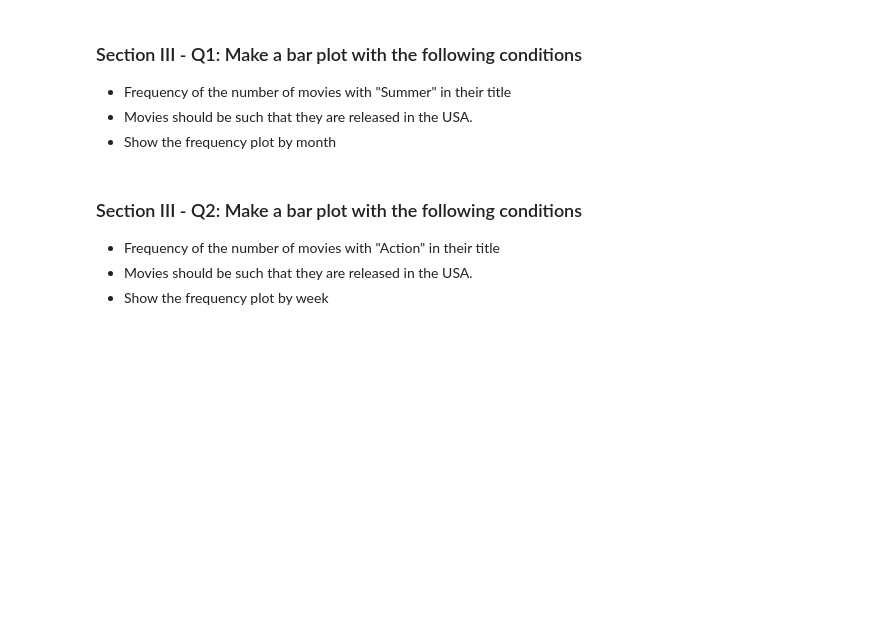
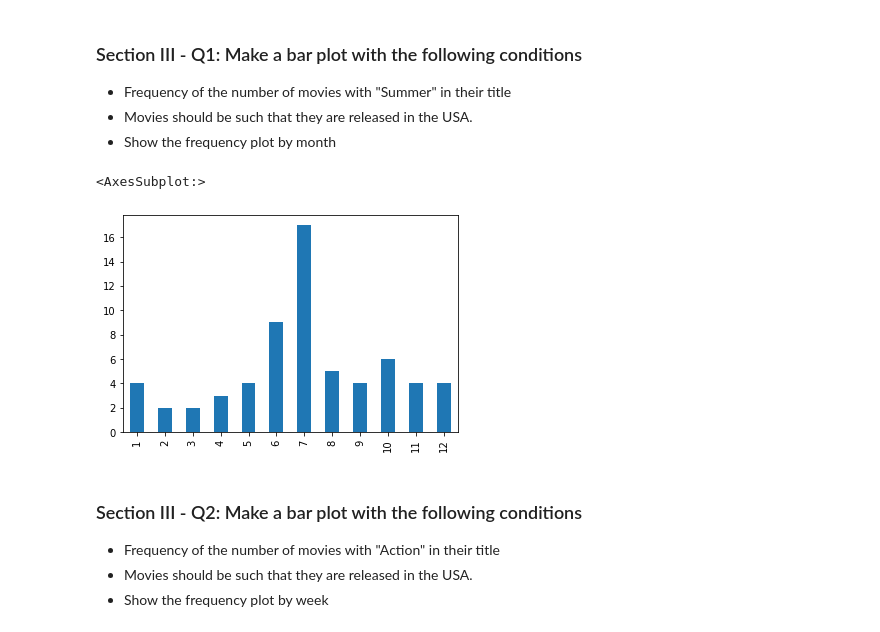
Before and after one commit to jiayuliu27/mec-mini-projects, a Jupyter notebook: mec-5.3.10-data-wranging-with-pandas-mini-project/Mini_Project_Data_Wrangling_Pandas.ipynb, the cells around one changed output. Cells and saved outputs as stored; diff of their text form; code cells hidden in the pictures; blank space fills up the shorter version.

```diff
--- a/mec-5.3.10-data-wranging-with-pandas-mini-project/Mini_Project_Data_Wrangling_Pandas.ipynb
+++ b/mec-5.3.10-data-wranging-with-pandas-mini-project/Mini_Project_Data_Wrangling_Pandas.ipynb
@@ -476,6 +494,14 @@ christmas.date.dt.month.value_counts().sort_index().plot(kind='bar')
 - Frequency of the number of movies with "Summer" in their title
 - Movies should be such that they are released in the USA.
 - Show the frequency plot by month
+# %%
+title_criteria = release_dates.title.str.contains('Summer')
+country_criteria = release_dates.country == 'USA'
+# release_dates['month'] = release_dates.
+release_dates[title_criteria & country_criteria].date.dt.month.value_counts().sort_index().plot(kind='bar')
+# %% [output]
+<AxesSubplot:>
+[figure, added]
 # %% [markdown]
 ### Section III - Q2: Make a bar plot with the following conditions
 - Frequency of the number of movies with "Action" in their title
```
Also changed, not shown: parts of 20 cells of this notebook.
